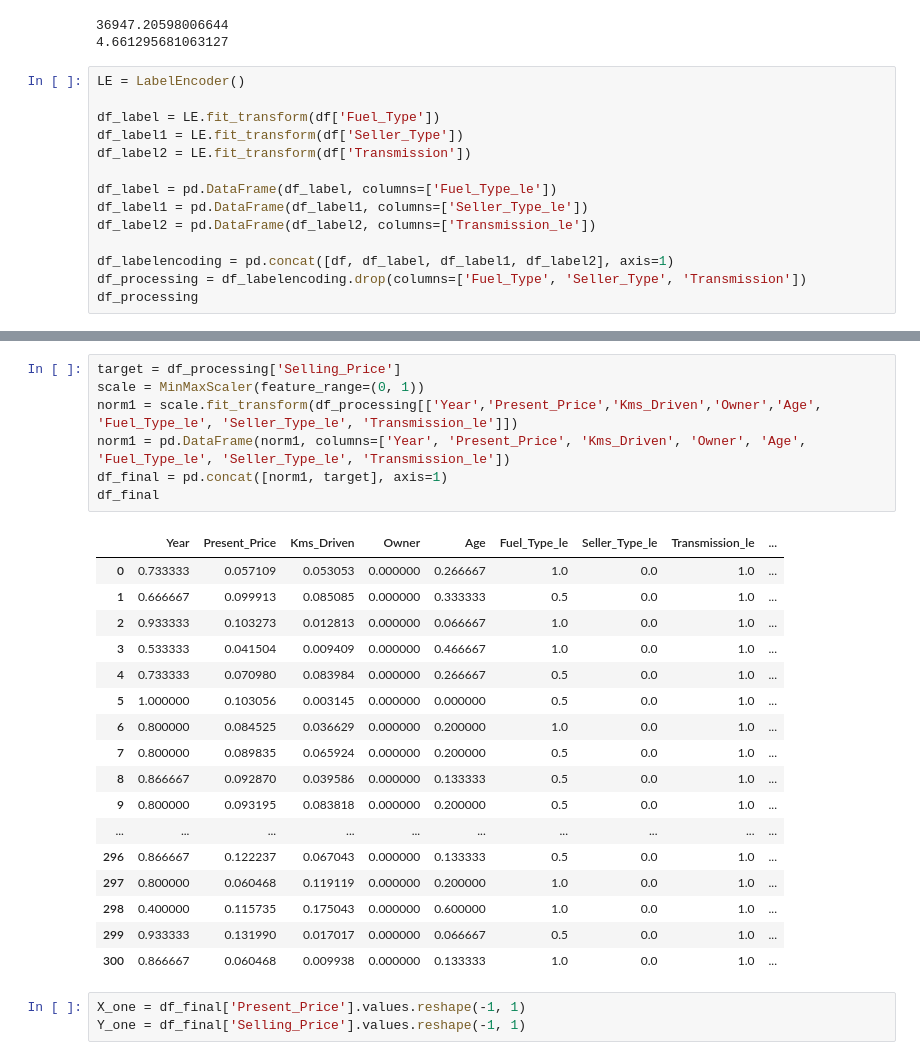
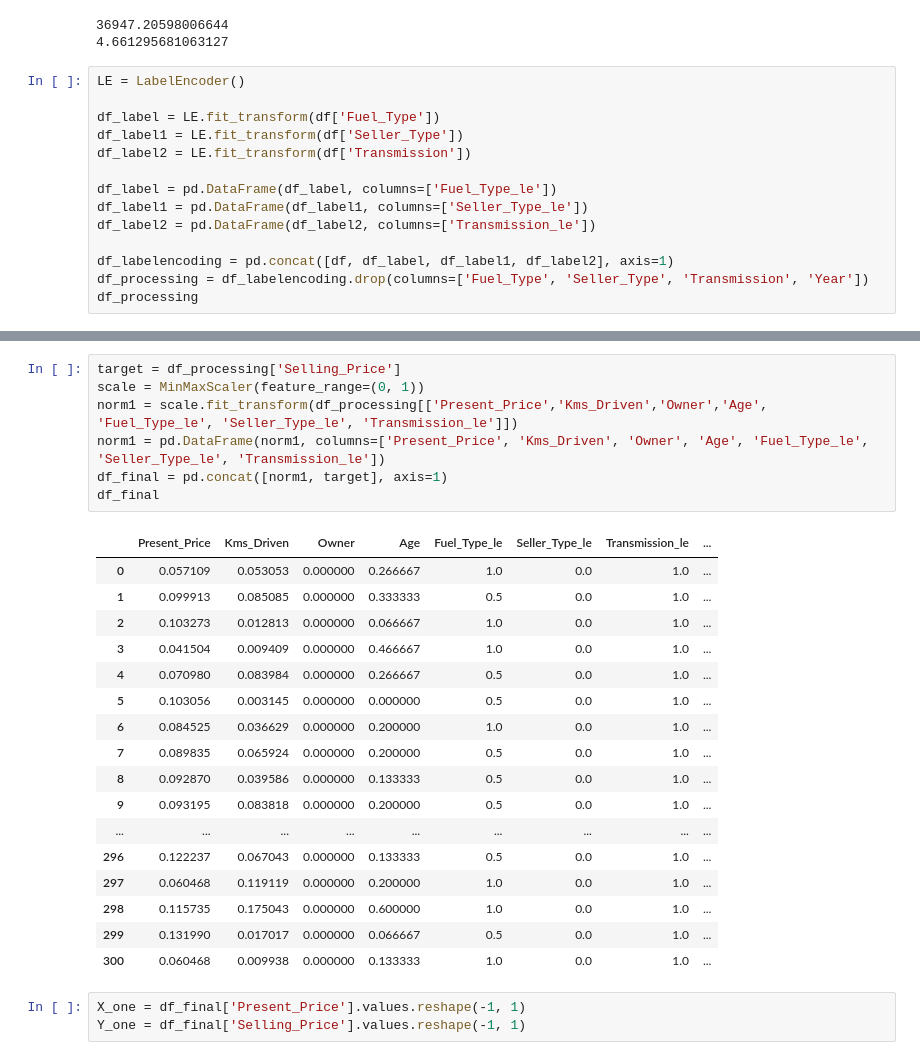
Before and after one commit to Mohammadhoseinajorloo/CarData, a Jupyter notebook: CarData.ipynb, the cells around one changed output, grey strips where cells are left out. Saved outputs shown, nothing was run; the diff lists cells and outputs as text.

```diff
--- a/CarData.ipynb
+++ b/CarData.ipynb
@@ -341,6 +341,6 @@ df_label1 = pd.DataFrame(df_label1, columns=['Seller_Type_le'])
 df_label2 = pd.DataFrame(df_label2, columns=['Transmission_le'])
 
 df_labelencoding = pd.concat([df, df_label, df_label1, df_label2], axis=1)
-df_processing = df_labelencoding.drop(columns=['Fuel_Type', 'Seller_Type', 'Transmission'])
+df_processing = df_labelencoding.drop(columns=['Fuel_Type', 'Seller_Type', 'Transmission', 'Year'])
 df_processing
 # %% [output]
@@ -384,28 +383,28 @@ plt.show()
 # %%
 target = df_processing['Selling_Price']
 scale = MinMaxScaler(feature_range=(0, 1))
-norm1 = scale.fit_transform(df_processing[['Year','Present_Price','Kms_Driven','Owner','Age', 'Fuel_Type_le', 'Seller_Type_le', 'Transmission_le']])
-norm1 = pd.DataFrame(norm1, columns=['Year', 'Present_Price', 'Kms_Driven', 'Owner', 'Age', 'Fuel_Type_le', 'Seller_Type_le', 'Transmission_le'])
+norm1 = scale.fit_transform(df_processing[['Present_Price','Kms_Driven','Owner','Age', 'Fuel_Type_le', 'Seller_Type_le', 'Transmission_le']])
+norm1 = pd.DataFrame(norm1, columns=['Present_Price', 'Kms_Driven', 'Owner', 'Age', 'Fuel_Type_le', 'Seller_Type_le', 'Transmission_le'])
 df_final = pd.concat([norm1, target], axis=1)
 df_final
 # %% [output]
-|  | Year | Present_Price | Kms_Driven | Owner | Age | Fuel_Type_le | Seller_Type_le | Transmission_le | ... |
-| 0 | 0.733333 | 0.057109 | 0.053053 | 0.000000 | 0.266667 | 1.0 | 0.0 | 1.0 | ... |
-| 1 | 0.666667 | 0.099913 | 0.085085 | 0.000000 | 0.333333 | 0.5 | 0.0 | 1.0 | ... |
-| 2 | 0.933333 | 0.103273 | 0.012813 | 0.000000 | 0.066667 | 1.0 | 0.0 | 1.0 | ... |
-| 3 | 0.533333 | 0.041504 | 0.009409 | 0.000000 | 0.466667 | 1.0 | 0.0 | 1.0 | ... |
-| 4 | 0.733333 | 0.070980 | 0.083984 | 0.000000 | 0.266667 | 0.5 | 0.0 | 1.0 | ... |
-| 5 | 1.000000 | 0.103056 | 0.003145 | 0.000000 | 0.000000 | 0.5 | 0.0 | 1.0 | ... |
-| 6 | 0.800000 | 0.084525 | 0.036629 | 0.000000 | 0.200000 | 1.0 | 0.0 | 1.0 | ... |
-| 7 | 0.800000 | 0.089835 | 0.065924 | 0.000000 | 0.200000 | 0.5 | 0.0 | 1.0 | ... |
-| 8 | 0.866667 | 0.092870 | 0.039586 | 0.000000 | 0.133333 | 0.5 | 0.0 | 1.0 | ... |
-| 9 | 0.800000 | 0.093195 | 0.083818 | 0.000000 | 0.200000 | 0.5 | 0.0 | 1.0 | ... |
-| ... | ... | ... | ... | ... | ... | ... | ... | ... | ... |
-| 296 | 0.866667 | 0.122237 | 0.067043 | 0.000000 | 0.133333 | 0.5 | 0.0 | 1.0 | ... |
-| 297 | 0.800000 | 0.060468 | 0.119119 | 0.000000 | 0.200000 | 1.0 | 0.0 | 1.0 | ... |
-| 298 | 0.400000 | 0.115735 | 0.175043 | 0.000000 | 0.600000 | 1.0 | 0.0 | 1.0 | ... |
-| 299 | 0.933333 | 0.131990 | 0.017017 | 0.000000 | 0.066667 | 0.5 | 0.0 | 1.0 | ... |
-| 300 | 0.866667 | 0.060468 | 0.009938 | 0.000000 | 0.133333 | 1.0 | 0.0 | 1.0 | ... |
+|  | Present_Price | Kms_Driven | Owner | Age | Fuel_Type_le | Seller_Type_le | Transmission_le | ... |
+| 0 | 0.057109 | 0.053053 | 0.000000 | 0.266667 | 1.0 | 0.0 | 1.0 | ... |
+| 1 | 0.099913 | 0.085085 | 0.000000 | 0.333333 | 0.5 | 0.0 | 1.0 | ... |
+| 2 | 0.103273 | 0.012813 | 0.000000 | 0.066667 | 1.0 | 0.0 | 1.0 | ... |
+| 3 | 0.041504 | 0.009409 | 0.000000 | 0.466667 | 1.0 | 0.0 | 1.0 | ... |
+| 4 | 0.070980 | 0.083984 | 0.000000 | 0.266667 | 0.5 | 0.0 | 1.0 | ... |
+| 5 | 0.103056 | 0.003145 | 0.000000 | 0.000000 | 0.5 | 0.0 | 1.0 | ... |
+| 6 | 0.084525 | 0.036629 | 0.000000 | 0.200000 | 1.0 | 0.0 | 1.0 | ... |
+| 7 | 0.089835 | 0.065924 | 0.000000 | 0.200000 | 0.5 | 0.0 | 1.0 | ... |
+| 8 | 0.092870 | 0.039586 | 0.000000 | 0.133333 | 0.5 | 0.0 | 1.0 | ... |
+| 9 | 0.093195 | 0.083818 | 0.000000 | 0.200000 | 0.5 | 0.0 | 1.0 | ... |
+| ... | ... | ... | ... | ... | ... | ... | ... | ... |
+| 296 | 0.122237 | 0.067043 | 0.000000 | 0.133333 | 0.5 | 0.0 | 1.0 | ... |
+| 297 | 0.060468 | 0.119119 | 0.000000 | 0.200000 | 1.0 | 0.0 | 1.0 | ... |
+| 298 | 0.115735 | 0.175043 | 0.000000 | 0.600000 | 1.0 | 0.0 | 1.0 | ... |
+| 299 | 0.131990 | 0.017017 | 0.000000 | 0.066667 | 0.5 | 0.0 | 1.0 | ... |
+| 300 | 0.060468 | 0.009938 | 0.000000 | 0.133333 | 1.0 | 0.0 | 1.0 | ... |
 # %%
 X_one = df_final['Present_Price'].values.reshape(-1, 1)
 Y_one = df_final['Selling_Price'].values.reshape(-1, 1)
```
Also changed, not shown: parts of 14 cells of this notebook, 1 other file.
